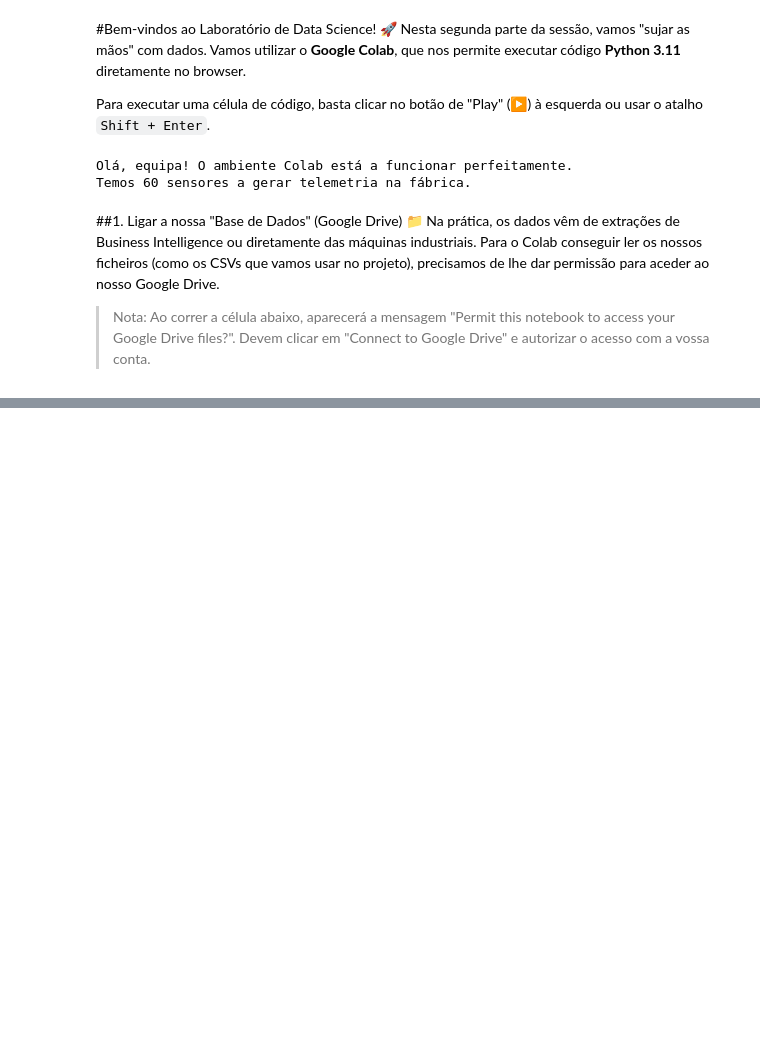
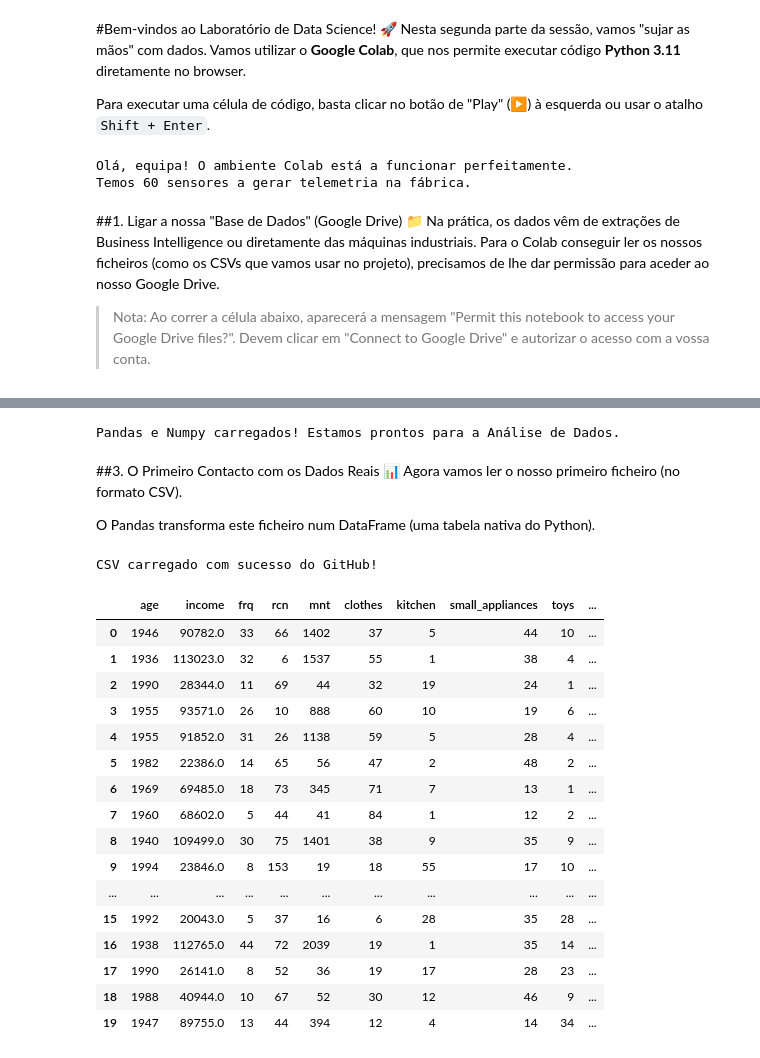
Before and after one commit to MPCCoder/Data-Science-e-Modelos-Preditivos, a Jupyter notebook: Data_Science_e_Modelos_Preditivos_Lab1.ipynb, the cells around one changed output, grey strips where cells are left out. Cells and saved outputs as stored; diff of their text form; code cells hidden in the pictures; blank space fills up the shorter version.

```diff
--- a/Data_Science_e_Modelos_Preditivos_Lab1.ipynb
+++ b/Data_Science_e_Modelos_Preditivos_Lab1.ipynb
@@ -27,0 +65,38 @@ Na prática, os dados vêm de extrações de Business Intelligence ou diretament
+# %%
+# Importação das bibliotecas (é padrão usar as abreviaturas 'np' e 'pd')
+import numpy as np
+import pandas as pd
+
+print("Pandas e Numpy carregados! Estamos prontos para a Análise de Dados.")
+# %% [output]
+Pandas e Numpy carregados! Estamos prontos para a Análise de Dados.
+# %% [markdown]
+##3. O Primeiro Contacto com os Dados Reais 📊
+Agora vamos ler o nosso primeiro ficheiro (no formato CSV).
+
+O Pandas transforma este ficheiro num DataFrame (uma tabela nativa do Python).
+# %%
+csv_github_url = 'https://raw.githubusercontent.com/MPCCoder/Data-Science-e-Modelos-Preditivos/refs/heads/main/datamining.csv'
+df = pd.read_csv(csv_github_url)
+
+print("CSV carregado com sucesso do GitHub!")
+df.head(20)
+# %% [output]
+CSV carregado com sucesso do GitHub!
+|  | age | income | frq | rcn | mnt | clothes | kitchen | small_appliances | toys | ... |
+| 0 | 1946 | 90782.0 | 33 | 66 | 1402 | 37 | 5 | 44 | 10 | ... |
+| 1 | 1936 | 113023.0 | 32 | 6 | 1537 | 55 | 1 | 38 | 4 | ... |
+| 2 | 1990 | 28344.0 | 11 | 69 | 44 | 32 | 19 | 24 | 1 | ... |
+| 3 | 1955 | 93571.0 | 26 | 10 | 888 | 60 | 10 | 19 | 6 | ... |
+| 4 | 1955 | 91852.0 | 31 | 26 | 1138 | 59 | 5 | 28 | 4 | ... |
+| 5 | 1982 | 22386.0 | 14 | 65 | 56 | 47 | 2 | 48 | 2 | ... |
+| 6 | 1969 | 69485.0 | 18 | 73 | 345 | 71 | 7 | 13 | 1 | ... |
+| 7 | 1960 | 68602.0 | 5 | 44 | 41 | 84 | 1 | 12 | 2 | ... |
+| 8 | 1940 | 109499.0 | 30 | 75 | 1401 | 38 | 9 | 35 | 9 | ... |
+| 9 | 1994 | 23846.0 | 8 | 153 | 19 | 18 | 55 | 17 | 10 | ... |
+| ... | ... | ... | ... | ... | ... | ... | ... | ... | ... | ... |
+| 15 | 1992 | 20043.0 | 5 | 37 | 16 | 6 | 28 | 35 | 28 | ... |
+| 16 | 1938 | 112765.0 | 44 | 72 | 2039 | 19 | 1 | 35 | 14 | ... |
+| 17 | 1990 | 26141.0 | 8 | 52 | 36 | 19 | 17 | 28 | 23 | ... |
+| 18 | 1988 | 40944.0 | 10 | 67 | 52 | 30 | 12 | 46 | 9 | ... |
+| 19 | 1947 | 89755.0 | 13 | 44 | 394 | 12 | 4 | 14 | 34 | ... |
```
Also changed, not shown: parts of 5 cells of this notebook.
